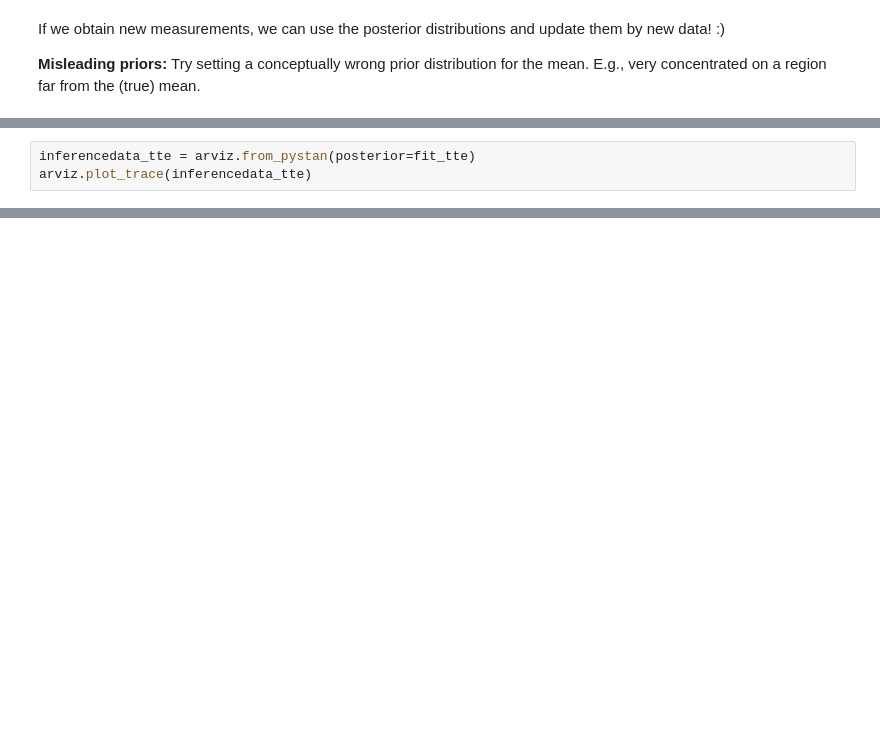
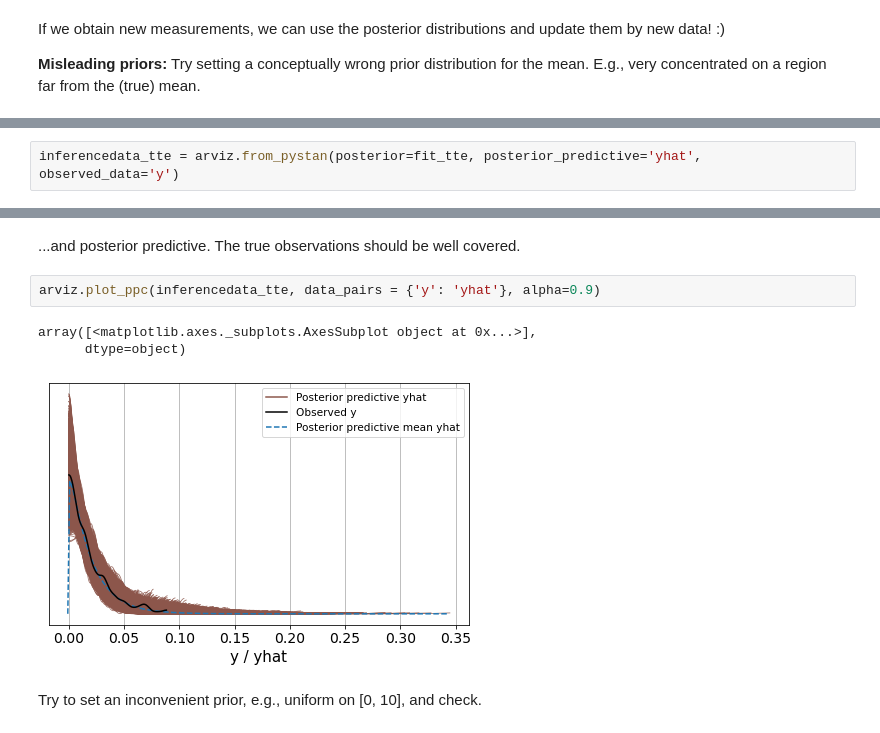
Before and after one commit to xkolk/ucu-ss, a Jupyter notebook: 1b.ipynb, the cells around one changed output, grey strips where cells are left out. Drawn from its saved outputs; the diff is of its cells as text; blank space fills up the shorter version.

```diff
--- a/1b.ipynb
+++ b/1b.ipynb
@@ -342,3 +364,2 @@ convergence, Rhat=1).
 # %%
-inferencedata_tte = arviz.from_pystan(posterior=fit_tte)
-arviz.plot_trace(inferencedata_tte)
+inferencedata_tte = arviz.from_pystan(posterior=fit_tte, posterior_predictive='yhat', observed_data='y')
@@ -349,0 +375,10 @@ array([[<matplotlib.axes._subplots.AxesSubplot object at 0x...>,
+# %% [markdown]
+...and posterior predictive. The true observations should be well covered.
+# %%
+arviz.plot_ppc(inferencedata_tte, data_pairs = {'y': 'yhat'}, alpha=0.9)
+# %% [output]
+array([<matplotlib.axes._subplots.AxesSubplot object at 0x...>],
+      dtype=object)
+[figure, added]
+# %% [markdown]
+Try to set an inconvenient prior, e.g., uniform on [0, 10], and check.
```
Also changed, not shown: parts of 18 cells of this notebook.
